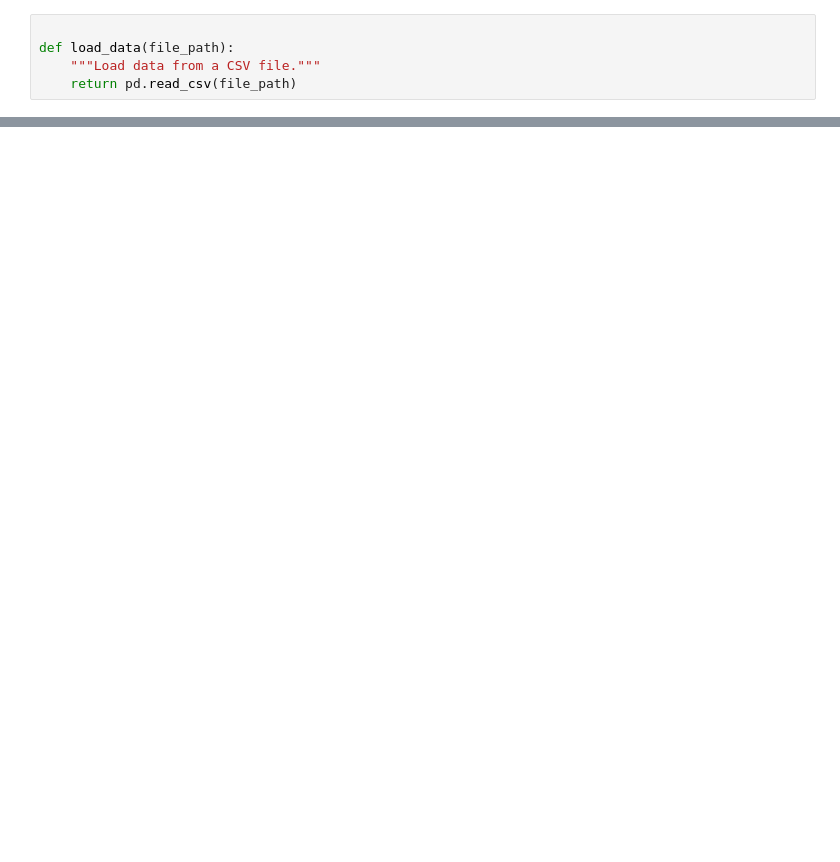
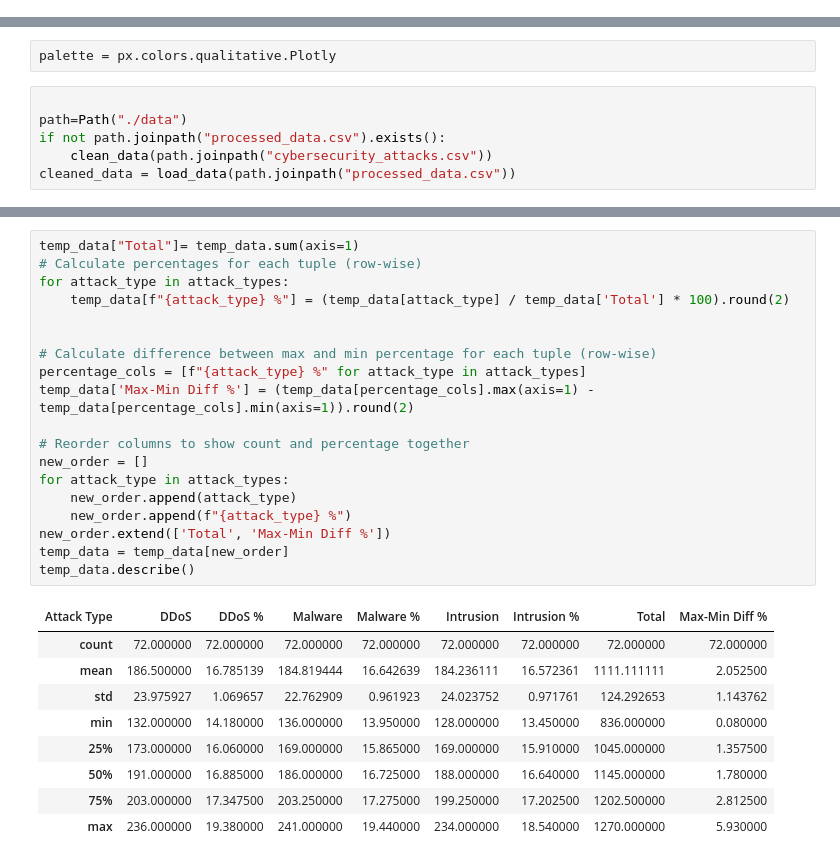
Before and after one commit to florianrst/CyberSecurity_ML, a Jupyter notebook: feature_engineering/feature_engineering.ipynb, the cells around one changed output, grey strips where cells are left out. Drawn from its saved outputs; the diff is of its cells as text; blank space fills up the shorter version.

```diff
--- a/feature_engineering/feature_engineering.ipynb
+++ b/feature_engineering/feature_engineering.ipynb
@@ -5,5 +0,0 @@ from pathlib import Path
-# %%
-
-def load_data(file_path):
-    """Load data from a CSV file."""
-    return pd.read_csv(file_path)
@@ -26,0 +15,8 @@ FileNotFoundError: [Errno 2] No such file or directory: 'data/cybersecurity_atta
+# %%
+palette = px.colors.qualitative.Plotly
+# %%
+
+path=Path("./data")
+if not path.joinpath("processed_data.csv").exists():
+    clean_data(path.joinpath("cybersecurity_attacks.csv"))
+cleaned_data = load_data(path.joinpath("processed_data.csv"))
@@ -26,0 +124,29 @@ FileNotFoundError: [Errno 2] No such file or directory: 'data/cybersecurity_atta
+# %%
+temp_data["Total"]= temp_data.sum(axis=1)
+# Calculate percentages for each tuple (row-wise)
+for attack_type in attack_types:
+    temp_data[f"{attack_type} %"] = (temp_data[attack_type] / temp_data['Total'] * 100).round(2)
+
+
+# Calculate difference between max and min percentage for each tuple (row-wise)
+percentage_cols = [f"{attack_type} %" for attack_type in attack_types]
+temp_data['Max-Min Diff %'] = (temp_data[percentage_cols].max(axis=1) - temp_data[percentage_cols].min(axis=1)).round(2)
+
+# Reorder columns to show count and percentage together
+new_order = []
+for attack_type in attack_types:
+    new_order.append(attack_type)
+    new_order.append(f"{attack_type} %")
+new_order.extend(['Total', 'Max-Min Diff %'])
+temp_data = temp_data[new_order]
+temp_data.describe()
+# %% [output]
+| Attack Type | DDoS | DDoS % | Malware | Malware % | Intrusion | Intrusion % | Total | Max-Min Diff % |
+| count | 72.000000 | 72.000000 | 72.000000 | 72.000000 | 72.000000 | 72.000000 | 72.000000 | 72.000000 |
+| mean | 186.500000 | 16.785139 | 184.819444 | 16.642639 | 184.236111 | 16.572361 | 1111.111111 | 2.052500 |
+| std | 23.975927 | 1.069657 | 22.762909 | 0.961923 | 24.023752 | 0.971761 | 124.292653 | 1.143762 |
+| min | 132.000000 | 14.180000 | 136.000000 | 13.950000 | 128.000000 | 13.450000 | 836.000000 | 0.080000 |
+| 25% | 173.000000 | 16.060000 | 169.000000 | 15.865000 | 169.000000 | 15.910000 | 1045.000000 | 1.357500 |
+| 50% | 191.000000 | 16.885000 | 186.000000 | 16.725000 | 188.000000 | 16.640000 | 1145.000000 | 1.780000 |
+| 75% | 203.000000 | 17.347500 | 203.250000 | 17.275000 | 199.250000 | 17.202500 | 1202.500000 | 2.812500 |
+| max | 236.000000 | 19.380000 | 241.000000 | 19.440000 | 234.000000 | 18.540000 | 1270.000000 | 5.930000 |
```
Also changed, not shown: parts of 20 cells of this notebook, 10 other files.
